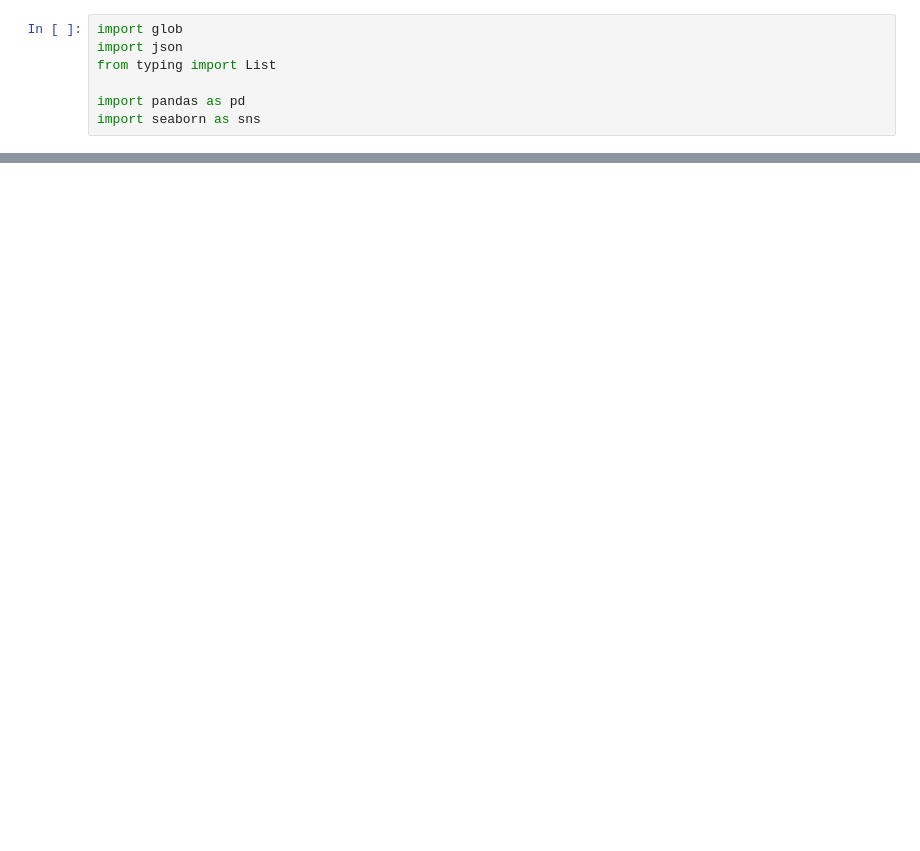
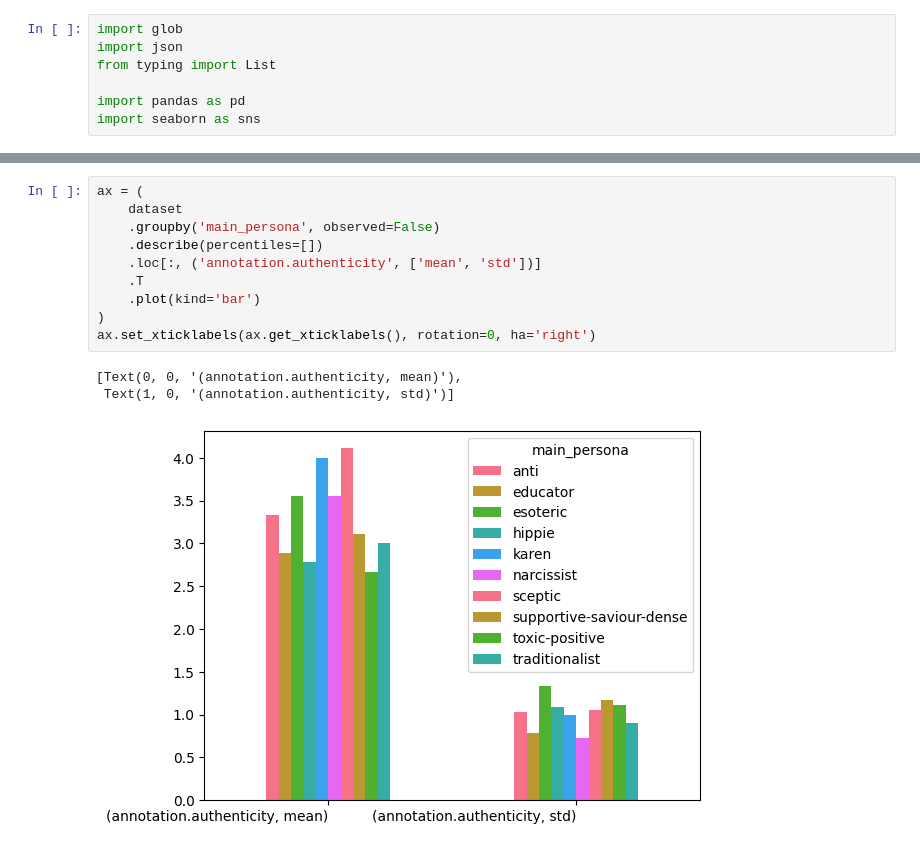
Before and after one commit to JanSt-nobot/TWON-Agents-RCS, a Jupyter notebook: experiments/RCS/0.1-Data-Processing.ipynb, the cells around one changed output, grey strips where cells are left out. Cells and saved outputs as stored; diff of their text form; blank space fills up the shorter version.

```diff
--- a/experiments/RCS/0.1-Data-Processing.ipynb
+++ b/experiments/RCS/0.1-Data-Processing.ipynb
@@ -209 +102,15 @@ display('Base statistics grouped by languages.')
+# %%
+ax = (
+    dataset
+    .groupby('main_persona', observed=False)
+    .describe(percentiles=[])
+    .loc[:, ('annotation.authenticity', ['mean', 'std'])]
+    .T
+    .plot(kind='bar')
+)
+ax.set_xticklabels(ax.get_xticklabels(), rotation=0, ha='right')
+# %% [output]
+[Text(0, 0, '(annotation.authenticity, mean)'),
+ Text(1, 0, '(annotation.authenticity, std)')]
+[figure, added]
 # %%
```
Also changed, not shown: parts of 9 cells of this notebook, 1 other file.
